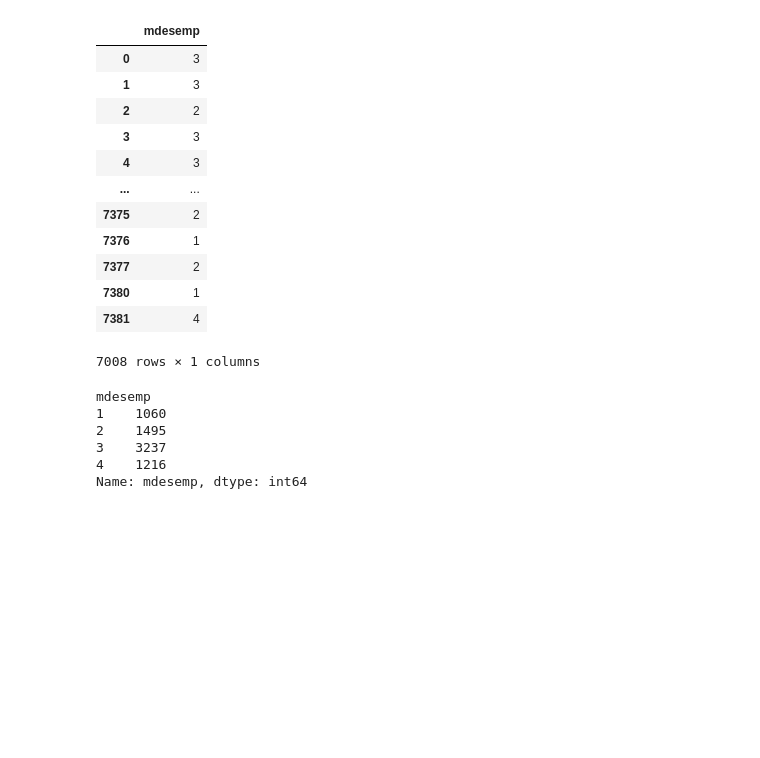
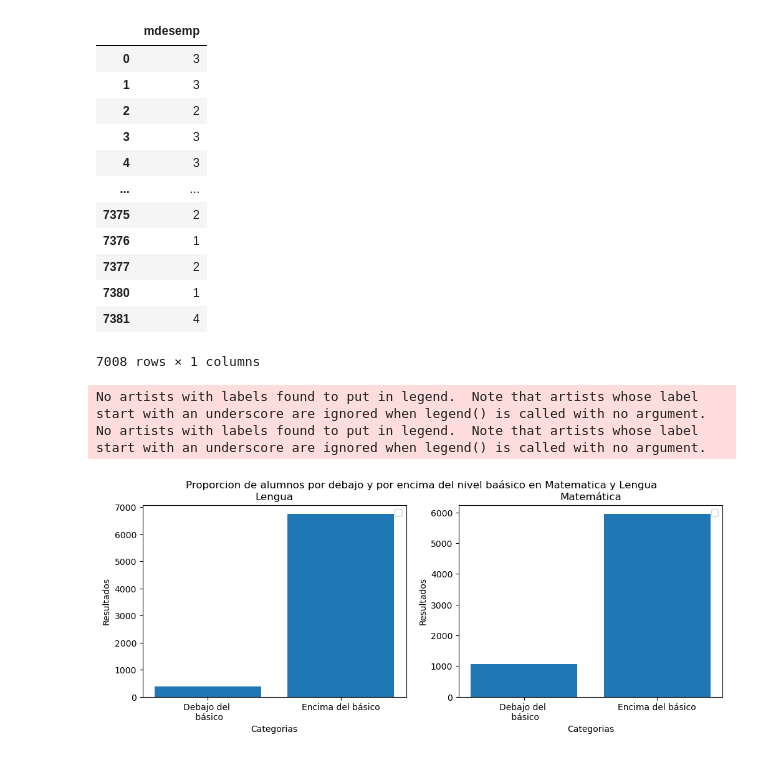
Before and after one commit to FacundoVelazco/TP_CD, a Jupyter notebook: Ejercicio7.ipynb, the cells around one changed output. Drawn from its saved outputs; the diff is of its cells as text; code cells hidden in the pictures; blank space fills up the shorter version.

```diff
--- a/Ejercicio7.ipynb
+++ b/Ejercicio7.ipynb
@@ -19,6 +19,8 @@ See the caveats in the documentation: https://pandas.pydata.org/pandas-docs/stab
 # %%
-df_alumnos_sf = df_alumnos_sf.replace(' ',np.NaN)
-df_alumnos_sf.dropna()
+df_Ldesemp_sf = df_Ldesemp_sf.replace(' ',np.NaN)
+df_Ldesemp_sf.dropna()
+df_Mdesemp_sf = df_Mdesemp_sf.replace(' ',np.NaN)
+df_Mdesemp_sf.dropna()
 # %% [output]
 |  | mdesemp |
 | 0 | 3 |
@@ -33,14 +35,45 @@ df_alumnos_sf.dropna()
 | 7380 | 1 |
 | 7381 | 4 |
 7008 rows × 1 columns
+# %%
+df_Ldesemp_sf_gb = pd.DataFrame(df_Ldesemp_sf.groupby(['ldesemp'])['ldesemp'].count())
+df_Mdesemp_sf_gb = pd.DataFrame(df_Mdesemp_sf.groupby(['mdesemp'])['mdesemp'].count())
+df_Ldesemp_sf_gb.columns = ['Cantidad']
+df_Mdesemp_sf_gb.columns = ['Cantidad']
+df_Ldesemp_sf_gb.reset_index(inplace=True)
+df_Mdesemp_sf_gb.reset_index(inplace=True)
 # %%
-df_alumnos_sf_desGroup = df_alumnos_sf.groupby(['mdesemp'])['mdesemp'].count()
+df_Ldesemp_sf_gb = df_Ldesemp_sf_gb.replace(
+    ['1','2','3','4'],
+    ['Debajo del básico','Básico','Satisfactorio','Avanzado'])
+df_Mdesemp_sf_gb = df_Mdesemp_sf_gb.replace(
+    ['1','2','3','4'],
+    ['Debajo del básico','Básico','Satisfactorio','Avanzado'])
 # %%
-df_alumnos_sf_desGroup
+cuenta = [
+    [df_Ldesemp_sf_gb.iloc[0,1],df_Ldesemp_sf_gb.iloc[1,1]+df_Ldesemp_sf_gb.iloc[2,1]+df_Ldesemp_sf_gb.iloc[3,1]],
+    [df_Mdesemp_sf_gb.iloc[0,1],df_Mdesemp_sf_gb.iloc[1,1]+df_Mdesemp_sf_gb.iloc[2,1]+df_Mdesemp_sf_gb.iloc[3,1]]
+]
-# %% [output]
-mdesemp
-1    1060
-2    1495
-3    3237
-4    1216
-Name: mdesemp, dtype: int64
+# %%
+categorias = ['Debajo del \n básico','Encima del básico']
+
+fig, (ax1, ax2) = plt.subplots(1, 2, figsize=(12, 4))
+fig.suptitle('Proporcion de alumnos por debajo y por encima del nivel baásico en Matematica y Lengua ', fontsize=12 )
+ax1.bar(categorias, cuenta[0])
+ax1.set_xlabel('Categorias')
+ax1.set_ylabel('Resultados')
+ax1.set_title('Lengua')
+
+ax2.bar(categorias, cuenta[1])
+ax2.set_xlabel('Categorias')
+ax2.set_ylabel('Resultados')
+ax2.set_title('Matemática')
+
+ax1.legend()
+ax2.legend()
+
+plt.show()
+# %% [output]
+No artists with labels found to put in legend.  Note that artists whose label start with an underscore are ignored when legend() is called with no argument.
+No artists with labels found to put in legend.  Note that artists whose label start with an underscore are ignored when legend() is called with no argument.
+[figure, added]
```
Also changed, not shown: parts of 4 cells of this notebook, 2 other files.
